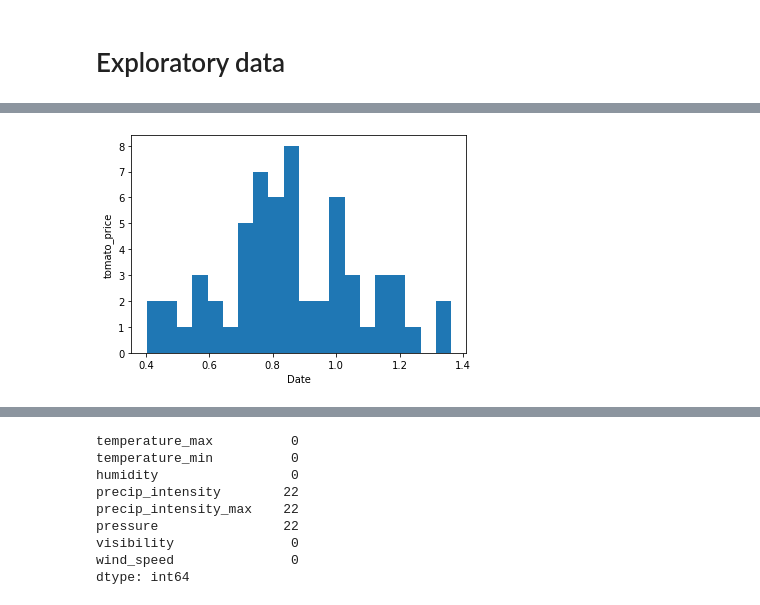
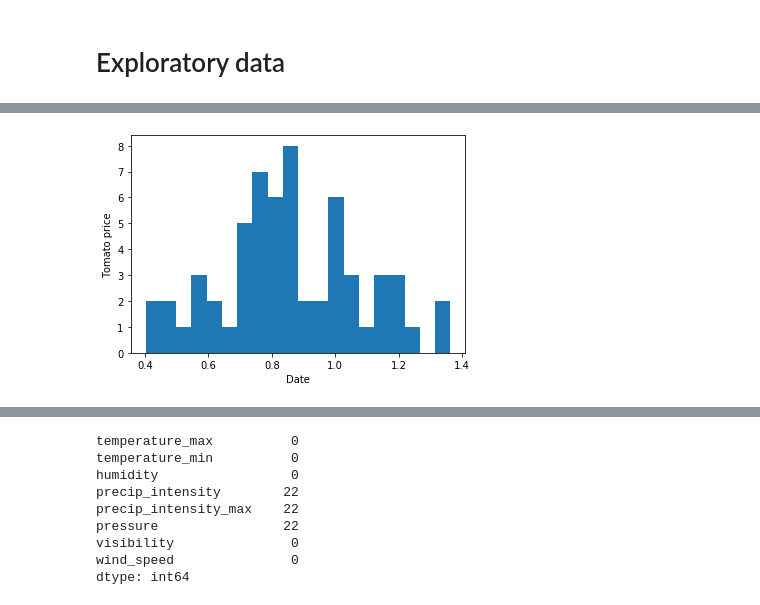
Before and after one commit to pola255/tomato-price, a Jupyter notebook: Exploratory data/Price tomato feature engineering and exploratory data.ipynb, the cells around one changed output, grey strips where cells are left out. Cells and saved outputs as stored; diff of their text form; code cells hidden in the pictures.

```diff
--- a/Exploratory data/Price tomato feature engineering and exploratory data.ipynb
+++ b/Exploratory data/Price tomato feature engineering and exploratory data.ipynb
@@ -155,11 +177,11 @@ To register the converters:
 # %%
 # Histogram to explore montly tomato price
 plt.hist((monthly_tomato_price['tomato_price']), bins=20)
 plt.xlabel('Date')
-plt.ylabel('tomato_price')
+plt.ylabel('Tomato price')
 plt.show()
 # %% [output]
-[figure, old version]
+[figure, new version]
 # %%
 # I read and parse weather data of BOGNOR REGIS, West Sussex where are tomatoes production
 weather = pd.read_csv("data/temperatures_UK.csv", sep=';', \
```
Also changed, not shown: parts of 9 cells of this notebook.
